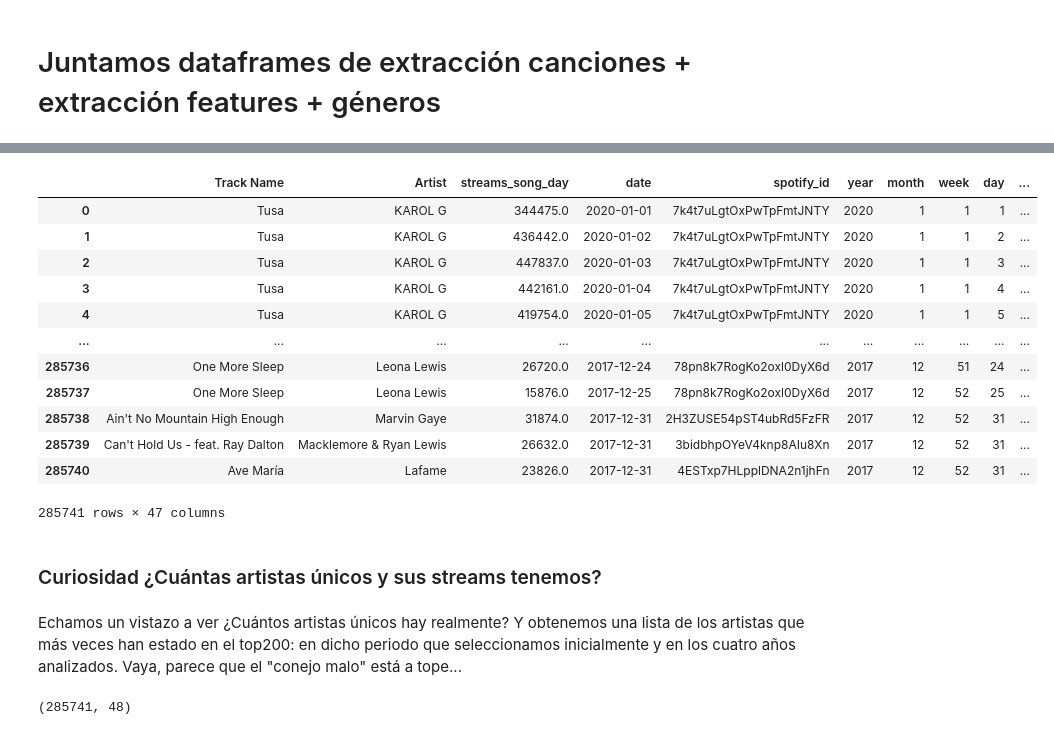
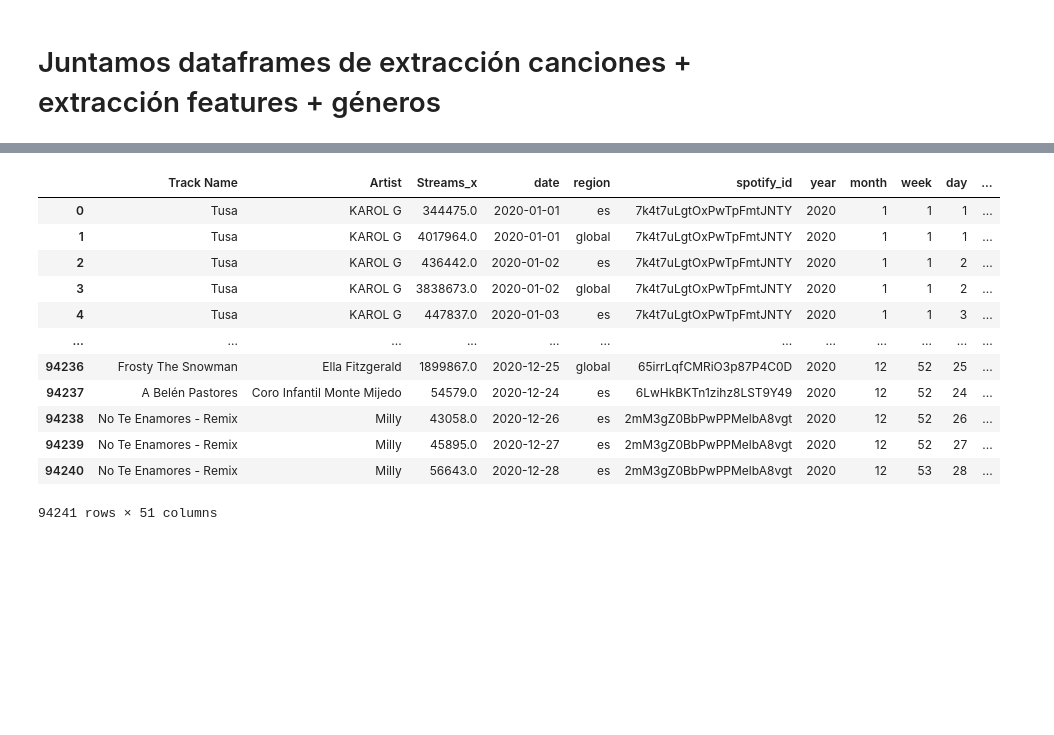
Before and after one commit to akakicreations/mostplayed2020_spotify, a Jupyter notebook: MP_ExtractionAndPreparation.ipynb, the cells around one changed output, grey strips where cells are left out. Cells and saved outputs as stored; diff of their text form; code cells hidden in the pictures; blank space fills up the shorter version.

```diff
--- a/MP_ExtractionAndPreparation.ipynb
+++ b/MP_ExtractionAndPreparation.ipynb
@@ -751,2 +726,9 @@ plt.show()
 # %% [markdown]
 # Juntamos dataframes de extracción canciones + extracción features + géneros
+# %%
+# Importamos Dataframes
+df_genres = pd.read_csv("data/data_top200_pre_withgenres_final.csv", sep = ',')
+df_features = pd.read_csv("data/data_top200_pre_withfeatures.csv", sep = ',',)
+df_features = pd.read_csv("data/data_top200_pre_withfeatures.csv", sep = ',',)
+df_streamsongs = pd.read_csv("data/data_top200_pre_withstreams.csv", sep = ',')
+print('Tamaño inicial: ',df_genres.shape)
@@ -753,35 +754,30 @@ plt.show()
 # %%
 # Juntar con dataframe inicial
+data_mix = pd.merge(df_streamsongs, df_features, on=['spotify_id'], how='inner')
 
-data_mix = pd.merge(df_streamsongs, df_features, on=['spotify_id'], how='inner')
-#data_mix.rename(columns = {'Artist': 'artist'}, inplace = True)
-data_mix2 = pd.merge(data_mix, data_ana_corona, on=['Artist'], how='inner')
+# Juntar con tercer dataframe
+data_mix2 = pd.merge(data_mix, df_genres, on=['Artist'], how='inner')
 data_mix2 = data_mix2.drop(columns=['Unnamed: 0_x', 'Unnamed: 0_y'])
 
+# Insertar el Position, que se me olvidó
+df_position = pd.read_csv("data/top_200_daily_2020_es.csv", sep = ',', usecols=['Position','spotify_id', 'date'])
+data_mix3 = pd.merge(data_mix2, df_position, on=["date", "spotify_id"])
+data_mix3['Position'] = data_mix3['Position'].astype(int)
+
 # Exportar a CSV
-data_mix2.to_csv("data/data_top200_ana.csv", sep = ',')
-data_mix2
+data_mix3.to_csv("data/data_top200_foranalisis.csv", sep = ',')
+data_mix3
 # %% [output]
-|  | Track Name | Artist | streams_song_day | date | spotify_id | year | month | week | day | ... |
-| 0 | Tusa | KAROL G | 344475.0 | 2020-01-01 | 7k4t7uLgtOxPwTpFmtJNTY | 2020 | 1 | 1 | 1 | ... |
-| 1 | Tusa | KAROL G | 436442.0 | 2020-01-02 | 7k4t7uLgtOxPwTpFmtJNTY | 2020 | 1 | 1 | 2 | ... |
-| 2 | Tusa | KAROL G | 447837.0 | 2020-01-03 | 7k4t7uLgtOxPwTpFmtJNTY | 2020 | 1 | 1 | 3 | ... |
-| 3 | Tusa | KAROL G | 442161.0 | 2020-01-04 | 7k4t7uLgtOxPwTpFmtJNTY | 2020 | 1 | 1 | 4 | ... |
-| 4 | Tusa | KAROL G | 419754.0 | 2020-01-05 | 7k4t7uLgtOxPwTpFmtJNTY | 2020 | 1 | 1 | 5 | ... |
-| ... | ... | ... | ... | ... | ... | ... | ... | ... | ... | ... |
-| 285736 | One More Sleep | Leona Lewis | 26720.0 | 2017-12-24 | 78pn8k7RogKo2oxl0DyX6d | 2017 | 12 | 51 | 24 | ... |
-| 285737 | One More Sleep | Leona Lewis | 15876.0 | 2017-12-25 | 78pn8k7RogKo2oxl0DyX6d | 2017 | 12 | 52 | 25 | ... |
-| 285738 | Ain't No Mountain High Enough | Marvin Gaye | 31874.0 | 2017-12-31 | 2H3ZUSE54pST4ubRd5FzFR | 2017 | 12 | 52 | 31 | ... |
-| 285739 | Can't Hold Us - feat. Ray Dalton | Macklemore & Ryan Lewis | 26632.0 | 2017-12-31 | 3bidbhpOYeV4knp8AIu8Xn | 2017 | 12 | 52 | 31 | ... |
-| 285740 | Ave María | Lafame | 23826.0 | 2017-12-31 | 4ESTxp7HLpplDNA2n1jhFn | 2017 | 12 | 52 | 31 | ... |
+|  | Track Name | Artist | Streams_x | date | region | spotify_id | year | month | week | day | ... |
+| 0 | Tusa | KAROL G | 344475.0 | 2020-01-01 | es | 7k4t7uLgtOxPwTpFmtJNTY | 2020 | 1 | 1 | 1 | ... |
+| 1 | Tusa | KAROL G | 4017964.0 | 2020-01-01 | global | 7k4t7uLgtOxPwTpFmtJNTY | 2020 | 1 | 1 | 1 | ... |
+| 2 | Tusa | KAROL G | 436442.0 | 2020-01-02 | es | 7k4t7uLgtOxPwTpFmtJNTY | 2020 | 1 | 1 | 2 | ... |
+| 3 | Tusa | KAROL G | 3838673.0 | 2020-01-02 | global | 7k4t7uLgtOxPwTpFmtJNTY | 2020 | 1 | 1 | 2 | ... |
+| 4 | Tusa | KAROL G | 447837.0 | 2020-01-03 | es | 7k4t7uLgtOxPwTpFmtJNTY | 2020 | 1 | 1 | 3 | ... |
+| ... | ... | ... | ... | ... | ... | ... | ... | ... | ... | ... | ... |
+| 94236 | Frosty The Snowman | Ella Fitzgerald | 1899867.0 | 2020-12-25 | global | 65irrLqfCMRiO3p87P4C0D | 2020 | 12 | 52 | 25 | ... |
+| 94237 | A Belén Pastores | Coro Infantil Monte Mijedo | 54579.0 | 2020-12-24 | es | 6LwHkBKTn1zihz8LST9Y49 | 2020 | 12 | 52 | 24 | ... |
+| 94238 | No Te Enamores - Remix | Milly | 43058.0 | 2020-12-26 | es | 2mM3gZ0BbPwPPMelbA8vgt | 2020 | 12 | 52 | 26 | ... |
+| 94239 | No Te Enamores - Remix | Milly | 45895.0 | 2020-12-27 | es | 2mM3gZ0BbPwPPMelbA8vgt | 2020 | 12 | 52 | 27 | ... |
+| 94240 | No Te Enamores - Remix | Milly | 56643.0 | 2020-12-28 | es | 2mM3gZ0BbPwPPMelbA8vgt | 2020 | 12 | 53 | 28 | ... |
-285741 rows × 47 columns
+94241 rows × 51 columns
-# %% [markdown]
-### Curiosidad ¿Cuántas artistas únicos y sus streams tenemos?
-# %% [markdown]
-Echamos un vistazo a ver ¿Cuántos artistas únicos hay realmente? Y obtenemos una lista de los artistas que más veces han estado en el top200: en dicho periodo que seleccionamos inicialmente y en los cuatro años analizados. Vaya, parece que el "conejo malo" está a tope...
-# %%
-# Vuelvo a cargar todo
-df_timeseries_final = pd.read_csv("data_allyear/data_ana_timeseries_final.csv", sep = ',', parse_dates=['date','year_month', 'release_date_year'])
-df_timeseries_final.shape
-# %% [output]
-(285741, 48)
```
Also changed, not shown: parts of 40 cells of this notebook, 5 other files.
